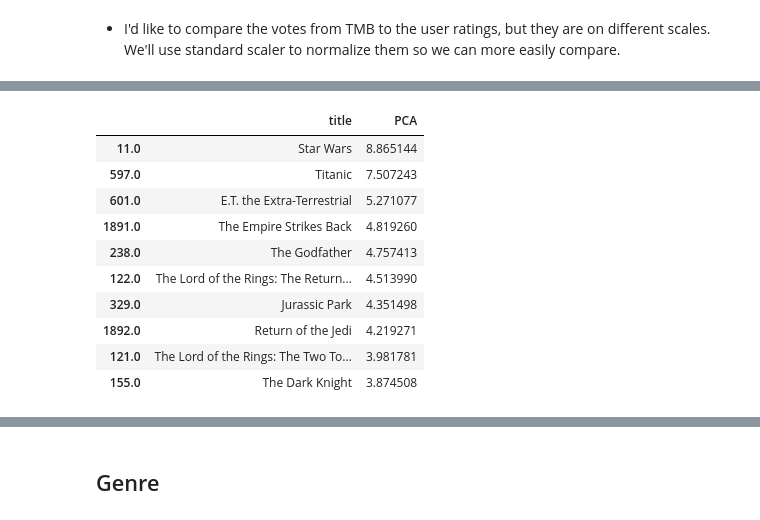
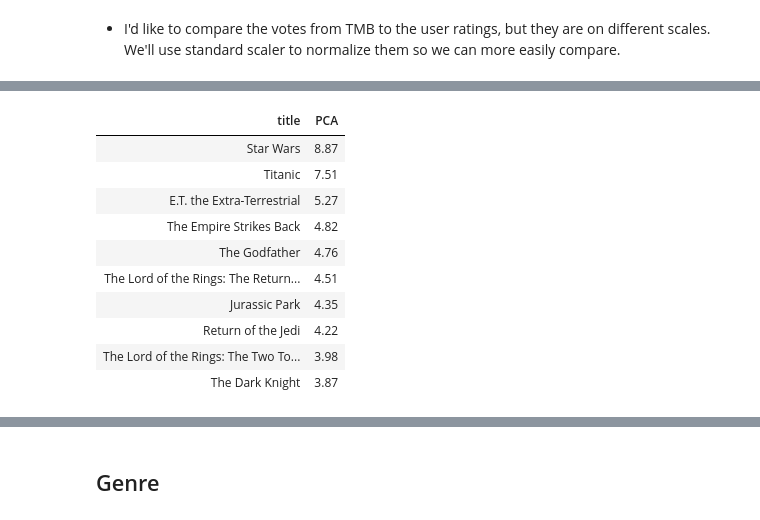
Before and after one commit to ErikSeguinte/movie_data, a Jupyter notebook: processing.ipynb, the cells around one changed output, grey strips where cells are left out. Saved outputs shown, nothing was run; the diff lists cells and outputs as text; code cells hidden in the pictures.

```diff
--- a/processing.ipynb
+++ b/processing.ipynb
@@ -307,14 +283,21 @@ clean_movies.head(2)
 # %%
-clean_movies[['title', 'PCA']].nlargest(10, 'PCA')
+(clean_movies[['title', 'PCA']]
+ .nlargest(10, 'PCA')
+ .style
+ .hide_index()
+ .format({
+     'PCA':'{:.2f}'
+ })
+)
 # %% [output]
-|  | title | PCA |
-| 11.0 | Star Wars | 8.865144 |
-| 597.0 | Titanic | 7.507243 |
-| 601.0 | E.T. the Extra-Terrestrial | 5.271077 |
-| 1891.0 | The Empire Strikes Back | 4.819260 |
-| 238.0 | The Godfather | 4.757413 |
-| 122.0 | The Lord of the Rings: The Return... | 4.513990 |
-| 329.0 | Jurassic Park | 4.351498 |
-| 1892.0 | Return of the Jedi | 4.219271 |
-| 121.0 | The Lord of the Rings: The Two To... | 3.981781 |
-| 155.0 | The Dark Knight | 3.874508 |
+| title | PCA |
+| Star Wars | 8.87 |
+| Titanic | 7.51 |
+| E.T. the Extra-Terrestrial | 5.27 |
+| The Empire Strikes Back | 4.82 |
+| The Godfather | 4.76 |
+| The Lord of the Rings: The Return... | 4.51 |
+| Jurassic Park | 4.35 |
+| Return of the Jedi | 4.22 |
+| The Lord of the Rings: The Two To... | 3.98 |
+| The Dark Knight | 3.87 |
```
Also changed, not shown: parts of 7 cells of this notebook.
